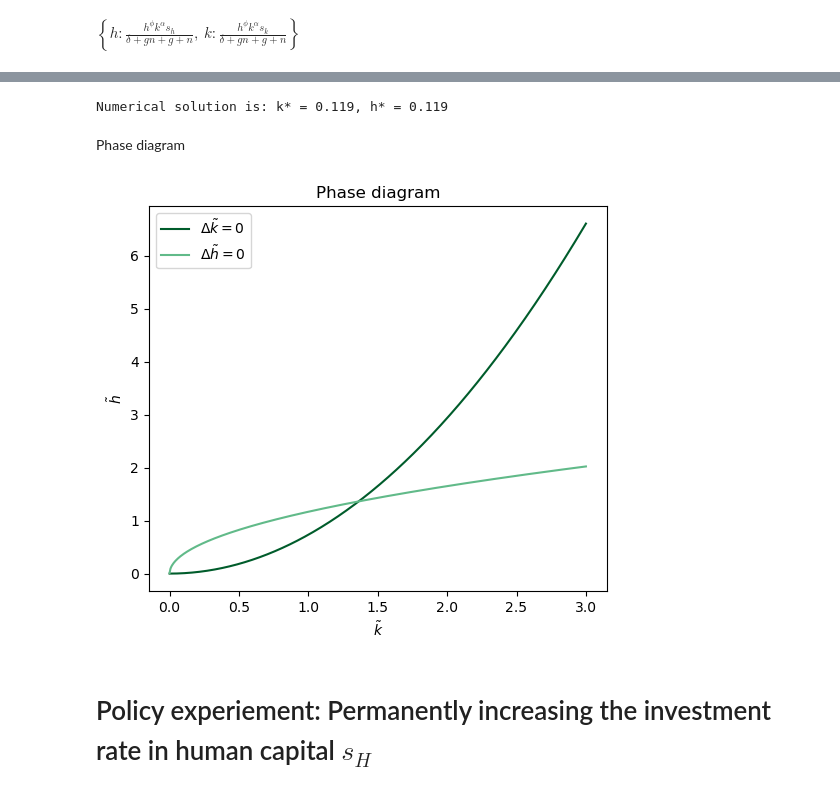
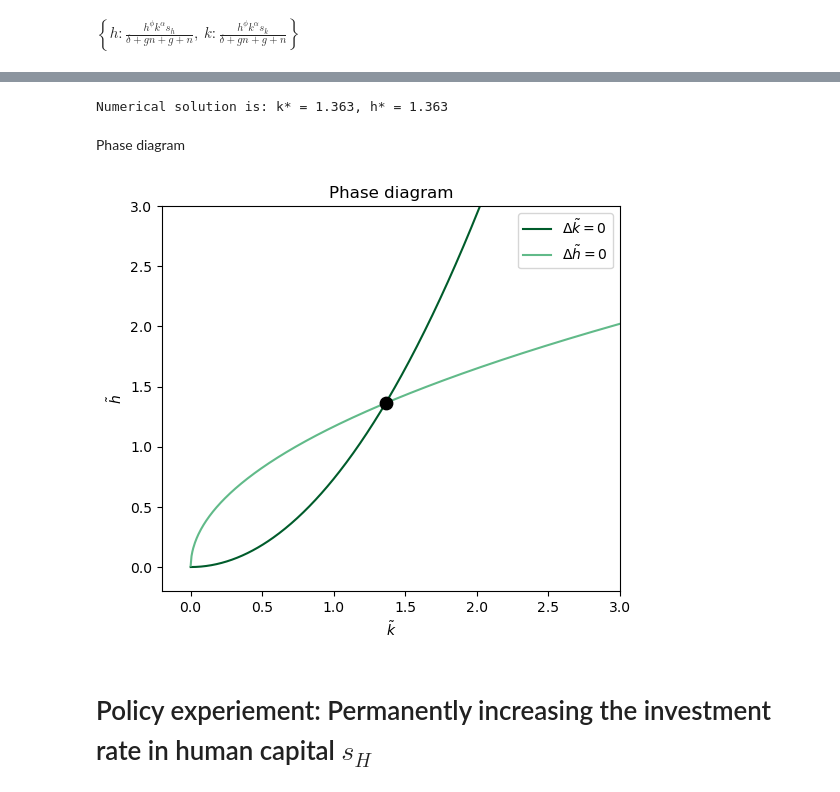
Before and after one commit to NumEconCopenhagen/projects-2023-rikke-og-emma, a Jupyter notebook: modelproject/modelproject.ipynb, the cells around one changed output, grey strips where cells are left out. Saved outputs shown, nothing was run; the diff lists cells and outputs as text; code cells hidden in the pictures.

Commit message:
Rettet phase diagram

```diff
--- a/modelproject/modelproject.ipynb
+++ b/modelproject/modelproject.ipynb
@@ -334,7 +336,7 @@ def solow_k_function(h: float, s_h:float, s_k: float, g:float, n: float, alpha:
     return 1/((1+n)*(1+g))*(s_k*k**(alpha)*h**(phi)+(1-delta)*k)-k
 # %%
 #Defining function for Human capital and Physical capital functions, together with vectors in place of the endogenous variables
-func = lambda x: [solow_h_function(x[1],s_h,s_k,g,n,alpha,phi,delta,x[0]),solow_k_function(x[0],s_h,s_k,g,n,alpha,phi,delta,x[1])]
+func = lambda x: [solow_h_function(x[1],s_h,s_k,g,n,alpha,delta,phi,x[0]),solow_k_function(x[0],s_h,s_k,g,n,alpha,delta,phi,x[1])]
 # %%
 #Solving the vector functions:
 solution = optimize.root(func,[1,1],method = 'broyden1')
@@ -344,7 +346,7 @@ NumericalSolution = solution.x
 
 print(f'Numerical solution is: k* = {NumericalSolution[1]:.3f}, h* = {NumericalSolution[0]:.3f}')
 # %% [output]
-Numerical solution is: k* = 0.119, h* = 0.119
+Numerical solution is: k* = 1.363, h* = 1.363
 # %% [markdown]
 Phase diagram
 # %%
@@ -400,19 +402,26 @@ k_vec, h_vec_DeltaK0, h_vec_DeltaH0 = ss_0(s_h,s_k,g,n,alpha,phi,delta)
 # %%
 #Create the plot
 fig = plt.figure(figsize=(13,5))
 ax = fig.add_subplot(1,2,1)
 ax.plot(k_vec,h_vec_DeltaK0, label=r'$\Delta \tilde{k}=0$', c='#005c2b')
 ax.plot(k_vec,h_vec_DeltaH0, label=r'$\Delta \tilde{h}=0$', c='#61ba89')
 ax.set_xlabel(r'$\tilde{k}$')
+ax.set_ylim(-0.2,3.0)
+ax.set_xlim(-0.2,3.0)
 ax.set_ylabel(r'$\tilde{h}$')
 ax.legend()
 
 #We mark the steady state
-#plt.scatter(sol.x[1],sol.x[0],color='black',s=80,zorder=2.5)
+plt.scatter(solution.x[1],solution.x[0],color='black',s=80,zorder=2.5)
+
+#Lines are drawn to mark ss-value on the axes
+#plt.axvline(sol.x[1],ymax=0.7,color='gray',linestyle='--')
+#plt.axhline(sol.x[0],xmax=0.7,color='gray',linestyle='--')
+
 
 ax.set_title('Phase diagram');
 # %% [output]
-[figure, old version]
+[figure, new version]
 # %% [markdown]
 # Policy experiement: Permanently increasing the investment rate in human capital $s_H$
 # %%
```
Also changed, not shown: parts of 2 cells of this notebook.
